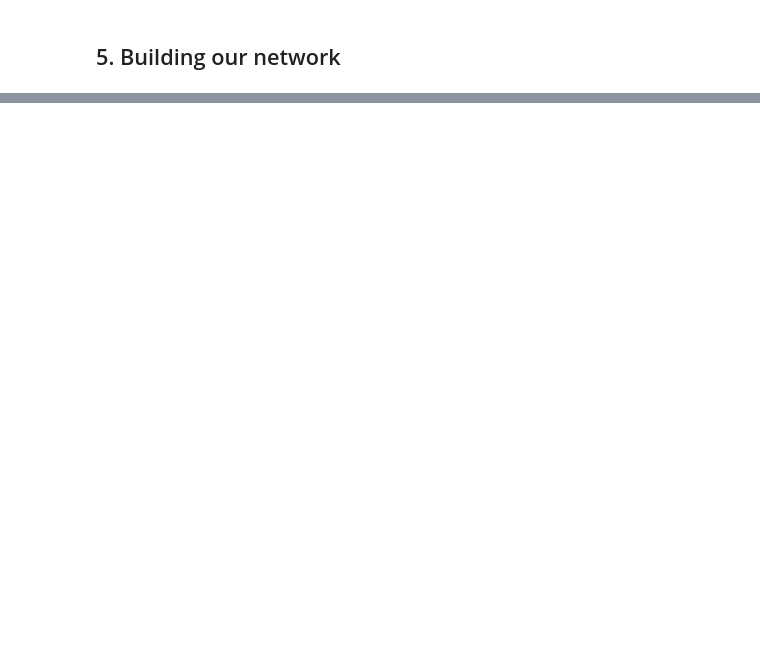
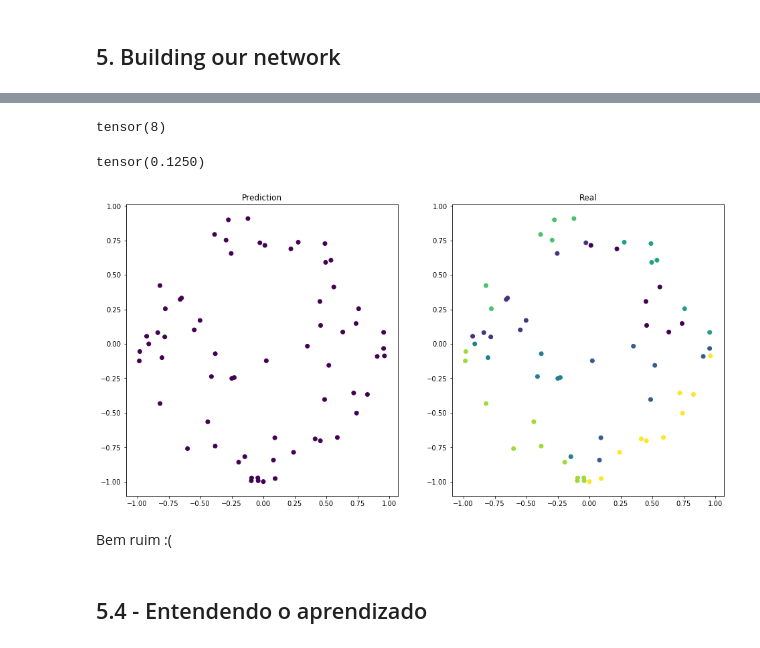
Before and after one commit to ItamarRocha/AI-Introduction, a Jupyter notebook: Deep Learning/Deep Learning com Pytorch.ipynb, the cells around one changed output, grey strips where cells are left out. Saved outputs shown, nothing was run; the diff lists cells and outputs as text; code cells hidden in the pictures; blank space fills up the shorter version.

```diff
--- a/Deep Learning/Deep Learning com Pytorch.ipynb
+++ b/Deep Learning/Deep Learning com Pytorch.ipynb
@@ -126,0 +373,2 @@ plt.show()
+# %%
+inputs,labels = next(iter(trainloader))
@@ -126,0 +377,3 @@ plt.show()
+# %%
+output = model(inputs)
+output
@@ -126,0 +398,4 @@ plt.show()
+# %%
+probs = F.softmax(output, dim=1)
+# %%
+max_probs, preds = torch.max(probs, dim=1)
@@ -126,0 +416,4 @@ plt.show()
+# %%
+torch.sum(preds == labels)
+# %% [output]
+tensor(8)
@@ -126,0 +424,19 @@ plt.show()
+# %%
+accuracy(output, labels)
+# %% [output]
+tensor(0.1250)
+# %%
+inputs = inputs.detach().numpy()
+
+fig, axes = plt.subplots(nrows=1, ncols=2, figsize=(16,8))
+axes[0].set_title('Prediction')
+axes[0].scatter(inputs[:,0], inputs[:,1], c = preds)
+axes[1].set_title('Real')
+axes[1].scatter(inputs[:,0], inputs[:,1], c = labels)
+plt.show()
+# %% [output]
+[figure, added]
+# %% [markdown]
+Bem ruim :(
+# %% [markdown]
+## 5.4 - Entendendo o aprendizado
```
Also changed, not shown: parts of 95 cells of this notebook, 3 other files.
